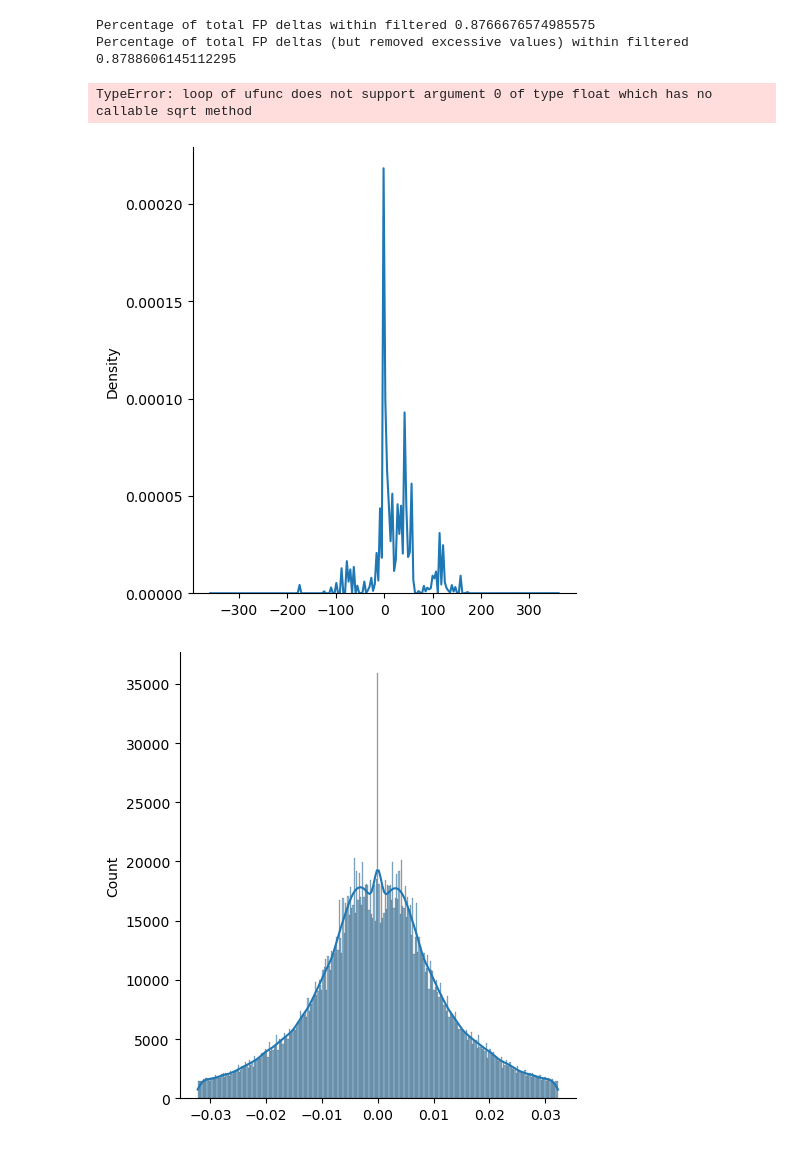
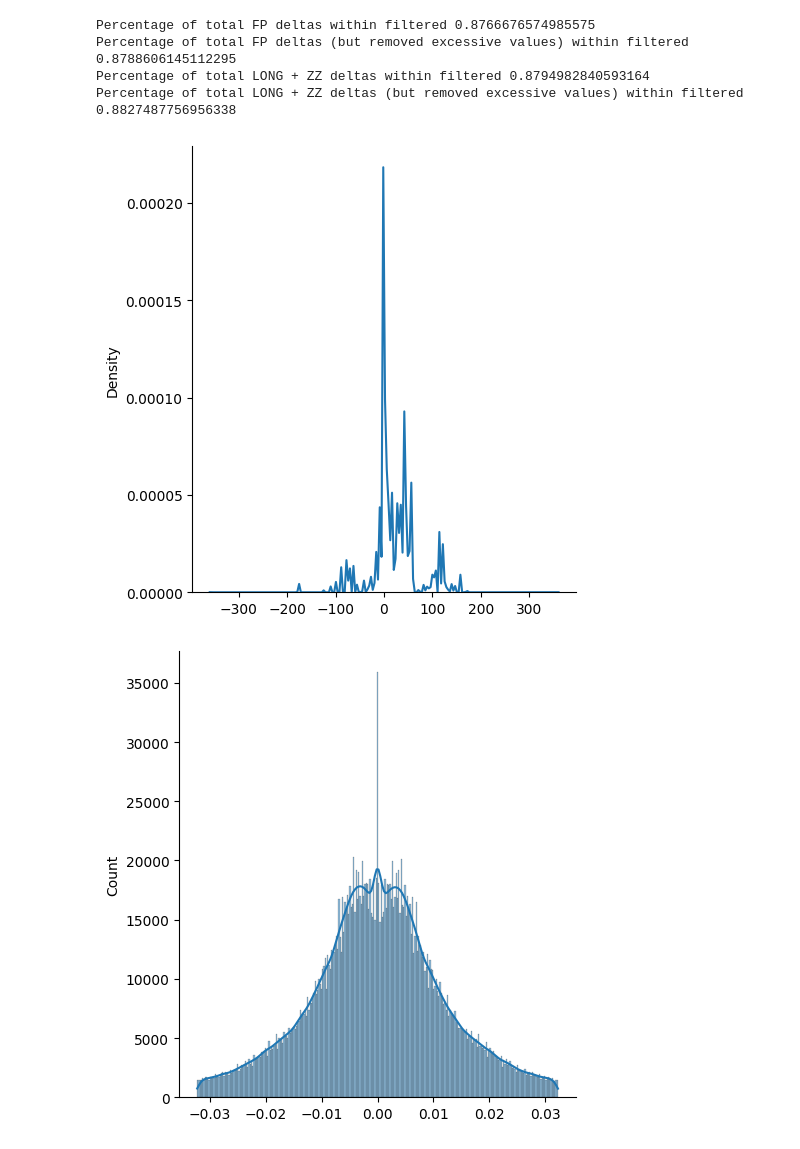
Before and after one commit to SimonErlandsson/Operable-Maps-Compression, a Jupyter notebook: Fpd_Analysis.ipynb, the cells around one changed output. Saved outputs shown, nothing was run; the diff lists cells and outputs as text; code cells hidden in the pictures.

```diff
--- a/Fpd_Analysis.ipynb
+++ b/Fpd_Analysis.ipynb
@@ -20,11 +21,12 @@ import struct
 from shapely.geometry import shape
 from collections import defaultdict
 # %%
-fpd = Fpd()
+fpd = FpdExtended()
 
 import bench_utils
 df, unary_idxs = bench_utils.read_dataset("data/world.json")
 unary_idxs = list(set(unary_idxs))
+bins = []
 
 tot_bit_count = defaultdict(int)
 deltas_fp = []
@@ -36,6 +38,7 @@ for idx in tqdm.tqdm(unary_idxs): # List of single idxs
     deltas_long += deltas[1]
     for bit_count_key in bit_count:
         tot_bit_count[bit_count_key] += bit_count[bit_count_key]
+    bins.append(fpd.compress(shape(df.iloc[idx]))[1])
 plt.bar(tot_bit_count.keys(), tot_bit_count.values());
 plt.title("Count of number of bits needed for deltas")
 plt.xlabel("Number of bits")
@@ -71,35 +74,36 @@ def is_outlier(points, thresh=3.5):
         points = points[:,None]
     median = np.median(points, axis=0)
     diff = np.sum((points - median)**2, axis=-1)
     diff = np.sqrt(diff)
     med_abs_deviation = np.median(diff)
 
     modified_z_score = 0.6745 * diff / med_abs_deviation
 
     return modified_z_score > thresh
 
 OUTLIER_THRESHOLD = 2.5
 
 filtered = np.array(deltas_fp)
 filtered = filtered[~is_outlier(filtered, thresh=OUTLIER_THRESHOLD)]
 sns.displot(deltas_fp, kind="kde", bw_adjust=.2)
 #sns.displot(filtered, kind="kde", bw_adjust=.05)
 sns.displot(filtered, kde=True)
 print("Percentage of total FP deltas within filtered", len(filtered) / len(deltas_fp))
 print("Percentage of total FP deltas (but removed excessive values) within filtered", len(filtered) / len(deltas_fp[deltas_fp < 10]))
 
 OUTLIER_THRESHOLD = 6
-deltas_long_np = np.array(deltas_long)
-filtered = np.array(deltas_long)
+deltas_long_np = np.array(deltas_long, dtype=np.float64)
+filtered = np.array(deltas_long_np)
 filtered = filtered[~is_outlier(filtered, thresh=OUTLIER_THRESHOLD)]
 sns.displot(deltas_long_np, kind="kde", bw_adjust=.2)
 #sns.displot(filtered, kind="kde", bw_adjust=.05)
 sns.displot(filtered, kde=True)
 print("Percentage of total LONG + ZZ deltas within filtered", len(filtered) / len(deltas_long_np))
 print("Percentage of total LONG + ZZ deltas (but removed excessive values) within filtered", len(filtered) / len(deltas_long_np[deltas_long_np < 4 * pow(10, 18)]))
 # %% [output]
 Percentage of total FP deltas within filtered 0.8766676574985575
 Percentage of total FP deltas (but removed excessive values) within filtered 0.8788606145112295
+Percentage of total LONG + ZZ deltas within filtered 0.8794982840593164
+Percentage of total LONG + ZZ deltas (but removed excessive values) within filtered 0.8827487756956338
-TypeError: loop of ufunc does not support argument 0 of type float which has no callable sqrt method
-[figure, old version]
+[figure, new version]
-[figure, old version]
+[figure, new version]
```
Also changed, not shown: parts of 6 cells of this notebook, 1 other file.
